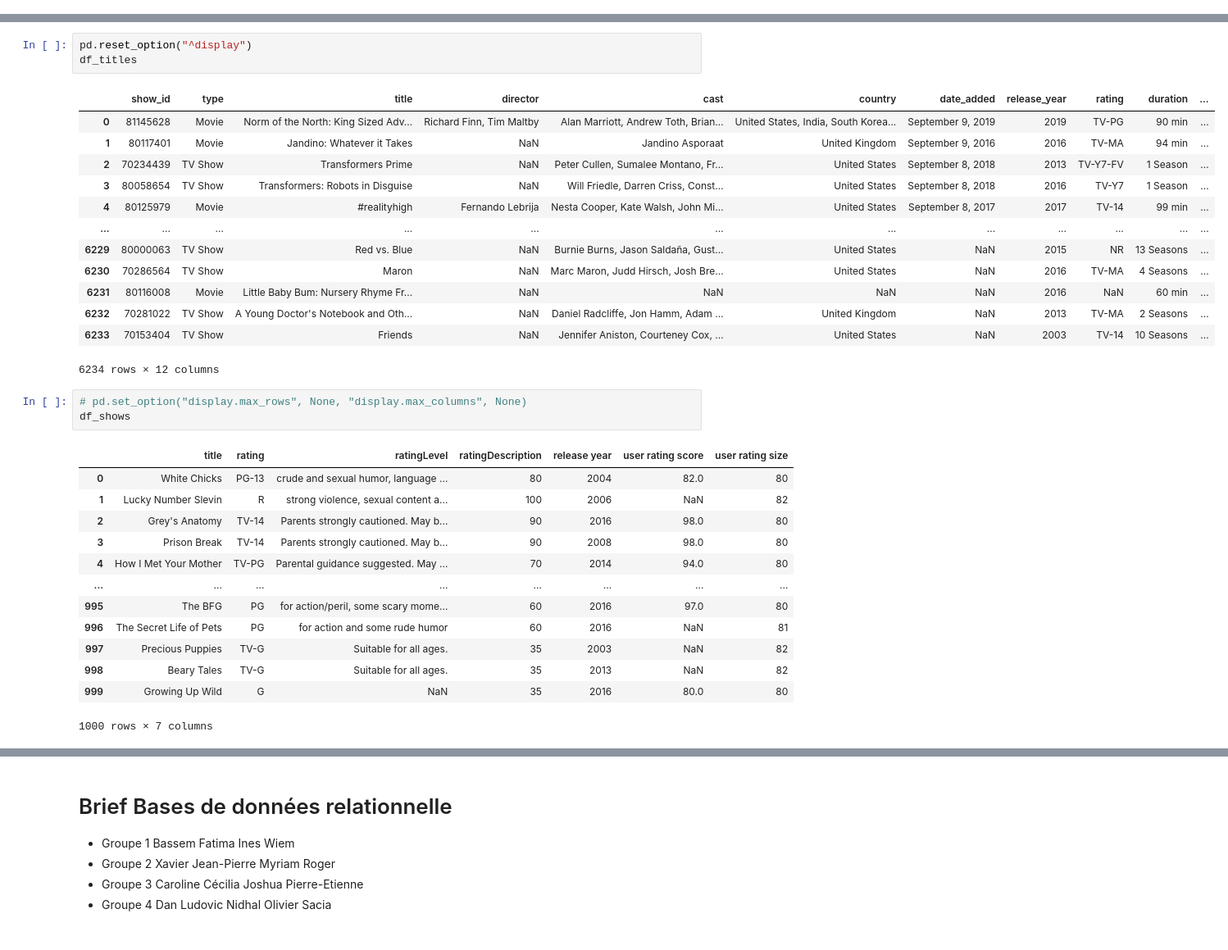
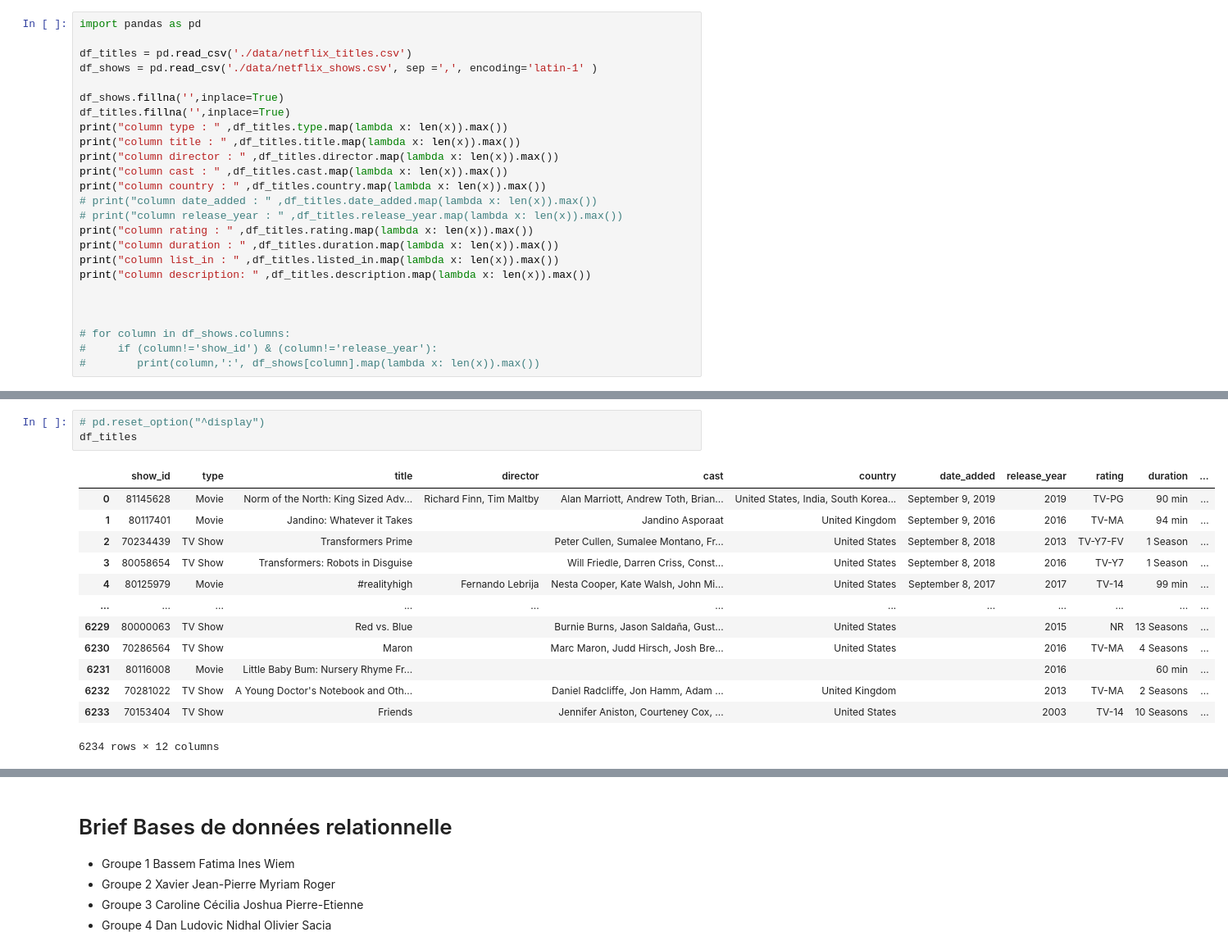
Before and after one commit to ejhb/audit, a Jupyter notebook: 2020-11-09-SQL-rel/sqqqql.ipynb, the cells around one changed output, grey strips where cells are left out. Shown at 82% size. Drawn from its saved outputs; the diff is of its cells as text.

```diff
--- a/2020-11-09-SQL-rel/sqqqql.ipynb
+++ b/2020-11-09-SQL-rel/sqqqql.ipynb
@@ -5,0 +1,25 @@ df_shows = pd.read_csv('./data/netflix_shows.csv', sep =',', encoding='latin-1'
+# %%
+import pandas as pd
+
+df_titles = pd.read_csv('./data/netflix_titles.csv')
+df_shows = pd.read_csv('./data/netflix_shows.csv', sep =',', encoding='latin-1' )
+
+df_shows.fillna('',inplace=True)
+df_titles.fillna('',inplace=True)
+print("column type : " ,df_titles.type.map(lambda x: len(x)).max())
+print("column title : " ,df_titles.title.map(lambda x: len(x)).max())
+print("column director : " ,df_titles.director.map(lambda x: len(x)).max())
+print("column cast : " ,df_titles.cast.map(lambda x: len(x)).max())
+print("column country : " ,df_titles.country.map(lambda x: len(x)).max())
+# print("column date_added : " ,df_titles.date_added.map(lambda x: len(x)).max())
+# print("column release_year : " ,df_titles.release_year.map(lambda x: len(x)).max())
+print("column rating : " ,df_titles.rating.map(lambda x: len(x)).max())
+print("column duration : " ,df_titles.duration.map(lambda x: len(x)).max())
+print("column list_in : " ,df_titles.listed_in.map(lambda x: len(x)).max())
+print("column description: " ,df_titles.description.map(lambda x: len(x)).max())
+
+
+
+# for column in df_shows.columns:
+#     if (column!='show_id') & (column!='release_year'):
+#        print(column,':', df_shows[column].map(lambda x: len(x)).max())
@@ -6,34 +36,17 @@ df_shows = pd.read_csv('./data/netflix_shows.csv', sep =',', encoding='latin-1'
 # %%
-pd.reset_option("^display")
+# pd.reset_option("^display")
 df_titles
 # %% [output]
 |  | show_id | type | title | director | cast | country | date_added | release_year | rating | duration | ... |
 | 0 | 81145628 | Movie | Norm of the North: King Sized Adv... | Richard Finn, Tim Maltby | Alan Marriott, Andrew Toth, Brian... | United States, India, South Korea... | September 9, 2019 | 2019 | TV-PG | 90 min | ... |
-| 1 | 80117401 | Movie | Jandino: Whatever it Takes | NaN | Jandino Asporaat | United Kingdom | September 9, 2016 | 2016 | TV-MA | 94 min | ... |
-| 2 | 70234439 | TV Show | Transformers Prime | NaN | Peter Cullen, Sumalee Montano, Fr... | United States | September 8, 2018 | 2013 | TV-Y7-FV | 1 Season | ... |
-| 3 | 80058654 | TV Show | Transformers: Robots in Disguise | NaN | Will Friedle, Darren Criss, Const... | United States | September 8, 2018 | 2016 | TV-Y7 | 1 Season | ... |
+| 1 | 80117401 | Movie | Jandino: Whatever it Takes |  | Jandino Asporaat | United Kingdom | September 9, 2016 | 2016 | TV-MA | 94 min | ... |
+| 2 | 70234439 | TV Show | Transformers Prime |  | Peter Cullen, Sumalee Montano, Fr... | United States | September 8, 2018 | 2013 | TV-Y7-FV | 1 Season | ... |
+| 3 | 80058654 | TV Show | Transformers: Robots in Disguise |  | Will Friedle, Darren Criss, Const... | United States | September 8, 2018 | 2016 | TV-Y7 | 1 Season | ... |
 | 4 | 80125979 | Movie | #realityhigh | Fernando Lebrija | Nesta Cooper, Kate Walsh, John Mi... | United States | September 8, 2017 | 2017 | TV-14 | 99 min | ... |
 | ... | ... | ... | ... | ... | ... | ... | ... | ... | ... | ... | ... |
-| 6229 | 80000063 | TV Show | Red vs. Blue | NaN | Burnie Burns, Jason Saldaña, Gust... | United States | NaN | 2015 | NR | 13 Seasons | ... |
-| 6230 | 70286564 | TV Show | Maron | NaN | Marc Maron, Judd Hirsch, Josh Bre... | United States | NaN | 2016 | TV-MA | 4 Seasons | ... |
-| 6231 | 80116008 | Movie | Little Baby Bum: Nursery Rhyme Fr... | NaN | NaN | NaN | NaN | 2016 | NaN | 60 min | ... |
-| 6232 | 70281022 | TV Show | A Young Doctor's Notebook and Oth... | NaN | Daniel Radcliffe, Jon Hamm, Adam ... | United Kingdom | NaN | 2013 | TV-MA | 2 Seasons | ... |
-| 6233 | 70153404 | TV Show | Friends | NaN | Jennifer Aniston, Courteney Cox, ... | United States | NaN | 2003 | TV-14 | 10 Seasons | ... |
+| 6229 | 80000063 | TV Show | Red vs. Blue |  | Burnie Burns, Jason Saldaña, Gust... | United States |  | 2015 | NR | 13 Seasons | ... |
+| 6230 | 70286564 | TV Show | Maron |  | Marc Maron, Judd Hirsch, Josh Bre... | United States |  | 2016 | TV-MA | 4 Seasons | ... |
+| 6231 | 80116008 | Movie | Little Baby Bum: Nursery Rhyme Fr... |  |  |  |  | 2016 |  | 60 min | ... |
+| 6232 | 70281022 | TV Show | A Young Doctor's Notebook and Oth... |  | Daniel Radcliffe, Jon Hamm, Adam ... | United Kingdom |  | 2013 | TV-MA | 2 Seasons | ... |
+| 6233 | 70153404 | TV Show | Friends |  | Jennifer Aniston, Courteney Cox, ... | United States |  | 2003 | TV-14 | 10 Seasons | ... |
 6234 rows × 12 columns
-# %%
-# pd.set_option("display.max_rows", None, "display.max_columns", None)
-df_shows
-# %% [output]
-|  | title | rating | ratingLevel | ratingDescription | release year | user rating score | user rating size |
-| 0 | White Chicks | PG-13 | crude and sexual humor, language ... | 80 | 2004 | 82.0 | 80 |
-| 1 | Lucky Number Slevin | R | strong violence, sexual content a... | 100 | 2006 | NaN | 82 |
-| 2 | Grey's Anatomy | TV-14 | Parents strongly cautioned. May b... | 90 | 2016 | 98.0 | 80 |
-| 3 | Prison Break | TV-14 | Parents strongly cautioned. May b... | 90 | 2008 | 98.0 | 80 |
-| 4 | How I Met Your Mother | TV-PG | Parental guidance suggested. May ... | 70 | 2014 | 94.0 | 80 |
-| ... | ... | ... | ... | ... | ... | ... | ... |
-| 995 | The BFG | PG | for action/peril, some scary mome... | 60 | 2016 | 97.0 | 80 |
-| 996 | The Secret Life of Pets | PG | for action and some rude humor | 60 | 2016 | NaN | 81 |
-| 997 | Precious Puppies | TV-G | Suitable for all ages. | 35 | 2003 | NaN | 82 |
-| 998 | Beary Tales | TV-G | Suitable for all ages. | 35 | 2013 | NaN | 82 |
-| 999 | Growing Up Wild | G | NaN | 35 | 2016 | 80.0 | 80 |
-1000 rows × 7 columns
```
Also changed, not shown: parts of 6 cells of this notebook, 1 other file.
